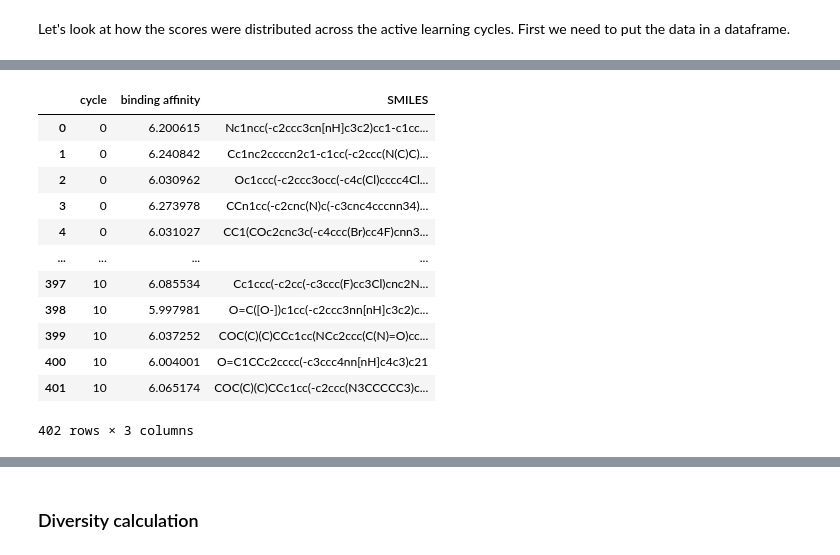
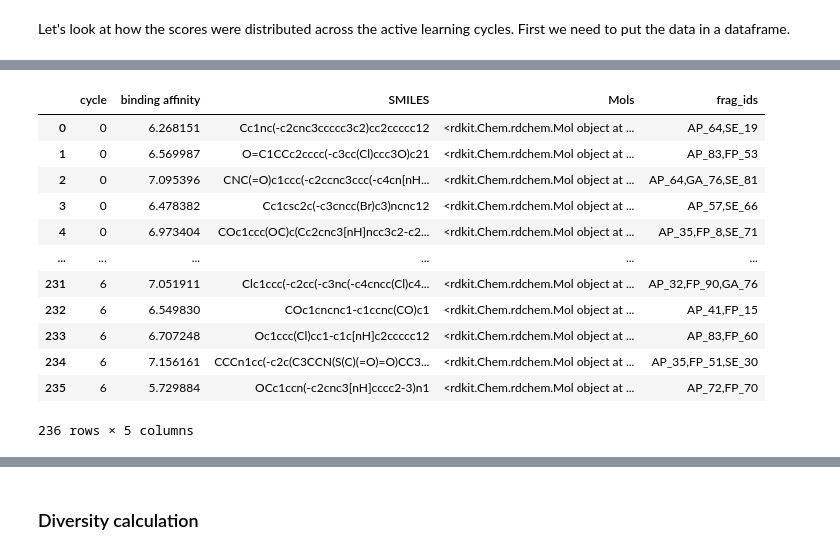
Before and after one commit to volkamerlab/KinaseActiveLearning, a Jupyter notebook: notebooks/active_regression_kinodata.ipynb, the cells around one changed output, grey strips where cells are left out. Cells and saved outputs as stored; diff of their text form; code cells hidden in the pictures.

```diff
--- a/notebooks/active_regression_kinodata.ipynb
+++ b/notebooks/active_regression_kinodata.ipynb
@@ -121,9 +121,9 @@ class Oracle:
         zipped = zip(mols, vals)
         zipped = sorted(zipped, key=lambda x: x[1], reverse=True)
         ligands = []
+        res_tmp = []
         for mol, _ in zipped[:min(num, len(zipped))]:
             frag_ids, bond_ids = utils.extract_meta(mol)
-            res_tmp = []
             count = 0
             # query fragment exchange multiple times
             # print("new ligand")
@@ -135,8 +135,8 @@ class Oracle:
                     continue
                 if res[0] is None:
                     continue
-                if Chem.MolToSmiles(res[0]) not in res_tmp:
-                    res_tmp.append(Chem.MolToSmiles(res[0]))
+                if utils.sort_ligand_name(res[0].GetProp("frag_ids")) not in res_tmp:
+                    res_tmp.append(utils.sort_ligand_name(res[0].GetProp("frag_ids")))
                     ligands.append(res[0])
         return list(map(uru.mol2numpy_fp, ligands)), [Chem.MolToSmiles(m) for m in ligands], ligands
 
@@ -145,9 +145,9 @@ class Oracle:
         zipped = list(zip(mols, vals))
         random.shuffle(zipped)
         ligands = []
+        res_tmp = []
         for mol, _ in zipped[:min(num, len(zipped))]:
             frag_ids, bond_ids = utils.extract_meta(mol)
-            res_tmp = []
             count = 0
             # query fragment exchange multiple times
             while (len(res_tmp) < 1000) and (count < 1050):
@@ -270,7 +270,7 @@ def initial_distribution(path_mols, num):
 This is the main active learning loop.
 # %%
 # number of active learning cycles to run
-n_cycles = 10
+n_cycles = 6
 
 # define the acquisition function, to change to greedy just change the line below
 query_strategy = my_max_PI
@@ -416,7 +412,7 @@ for i in tqdm(range(0, n_cycles)):
     #vals = oracle.get_values([sample_mols[i] for i in query_ind])
     query_mols = utils.indexing(sample_mols, query_ind)
     query_smi = utils.indexing(sample_smi, query_ind)
-    vals, docking_ind = oracle.calculate_docking(query_mols)
+    vals, docking_ind = oracle.get_affinities(query_mols)
     vals = utils.indexing(vals, docking_ind)
     #vals = qt.transform(np.reshape(vals, (-1,1)))
     vals = normalize(vals, data_mean, data_std)
@@ -502,25 +478,27 @@ ax.set_xlabel("Active Learning Cycle");
 # %%
 res_list_rand_1 = []
 cur_ind = 0
 for i, v in enumerate(loop_indices_rand_1):
     res_list_rand_1 += [(i, x * data_std + data_mean) for x in val_list_rand_1[cur_ind:cur_ind+v]]
     cur_ind += v
 res_list_rand_1
 res_rand_1_df = pd.DataFrame(res_list_rand_1, columns=["cycle", "binding affinity"])
 res_rand_1_df['SMILES'] = used_rand_1
+res_rand_1_df['Mols'] = used_mols_rand_1
+res_rand_1_df['frag_ids'] = [utils.sort_ligand_name(mol.GetProp("frag_ids")) for mol in used_mols_rand_1]
 res_rand_1_df = res_rand_1_df.sort_values('binding affinity', ascending=False).drop_duplicates('SMILES').sort_index()
 res_rand_1_df
 # %% [output]
-|  | cycle | binding affinity | SMILES |
-| 0 | 0 | 6.200615 | Nc1ncc(-c2ccc3cn[nH]c3c2)cc1-c1cc... |
-| 1 | 0 | 6.240842 | Cc1nc2ccccn2c1-c1cc(-c2ccc(N(C)C)... |
-| 2 | 0 | 6.030962 | Oc1ccc(-c2ccc3occ(-c4c(Cl)cccc4Cl... |
-| 3 | 0 | 6.273978 | CCn1cc(-c2cnc(N)c(-c3cnc4cccnn34)... |
-| 4 | 0 | 6.031027 | CC1(COc2cnc3c(-c4ccc(Br)cc4F)cnn3... |
-| ... | ... | ... | ... |
-| 397 | 10 | 6.085534 | Cc1ccc(-c2cc(-c3ccc(F)cc3Cl)cnc2N... |
-| 398 | 10 | 5.997981 | O=C([O-])c1cc(-c2ccc3nn[nH]c3c2)c... |
-| 399 | 10 | 6.037252 | COC(C)(C)CCc1cc(NCc2ccc(C(N)=O)cc... |
-| 400 | 10 | 6.004001 | O=C1CCc2cccc(-c3ccc4nn[nH]c4c3)c21 |
-| 401 | 10 | 6.065174 | COC(C)(C)CCc1cc(-c2ccc(N3CCCCC3)c... |
+|  | cycle | binding affinity | SMILES | Mols | frag_ids |
+| 0 | 0 | 6.268151 | Cc1nc(-c2cnc3ccccc3c2)cc2ccccc12 | <rdkit.Chem.rdchem.Mol object at ... | AP_64,SE_19 |
+| 1 | 0 | 6.569987 | O=C1CCc2cccc(-c3cc(Cl)ccc3O)c21 | <rdkit.Chem.rdchem.Mol object at ... | AP_83,FP_53 |
+| 2 | 0 | 7.095396 | CNC(=O)c1ccc(-c2ccnc3ccc(-c4cn[nH... | <rdkit.Chem.rdchem.Mol object at ... | AP_64,GA_76,SE_81 |
+| 3 | 0 | 6.478382 | Cc1csc2c(-c3cncc(Br)c3)ncnc12 | <rdkit.Chem.rdchem.Mol object at ... | AP_57,SE_66 |
+| 4 | 0 | 6.973404 | COc1ccc(OC)c(Cc2cnc3[nH]ncc3c2-c2... | <rdkit.Chem.rdchem.Mol object at ... | AP_35,FP_8,SE_71 |
+| ... | ... | ... | ... | ... | ... |
+| 231 | 6 | 7.051911 | Clc1ccc(-c2cc(-c3nc(-c4cncc(Cl)c4... | <rdkit.Chem.rdchem.Mol object at ... | AP_32,FP_90,GA_76 |
+| 232 | 6 | 6.549830 | COc1cncnc1-c1ccnc(CO)c1 | <rdkit.Chem.rdchem.Mol object at ... | AP_41,FP_15 |
+| 233 | 6 | 6.707248 | Oc1ccc(Cl)cc1-c1c[nH]c2ccccc12 | <rdkit.Chem.rdchem.Mol object at ... | AP_83,FP_60 |
+| 234 | 6 | 7.156161 | CCCn1cc(-c2c(C3CCN(S(C)(=O)=O)CC3... | <rdkit.Chem.rdchem.Mol object at ... | AP_35,FP_51,SE_30 |
+| 235 | 6 | 5.729884 | OCc1ccn(-c2cnc3[nH]cccc2-3)n1 | <rdkit.Chem.rdchem.Mol object at ... | AP_72,FP_70 |
-402 rows × 3 columns
+236 rows × 5 columns
```
Also changed, not shown: parts of 43 cells of this notebook.
